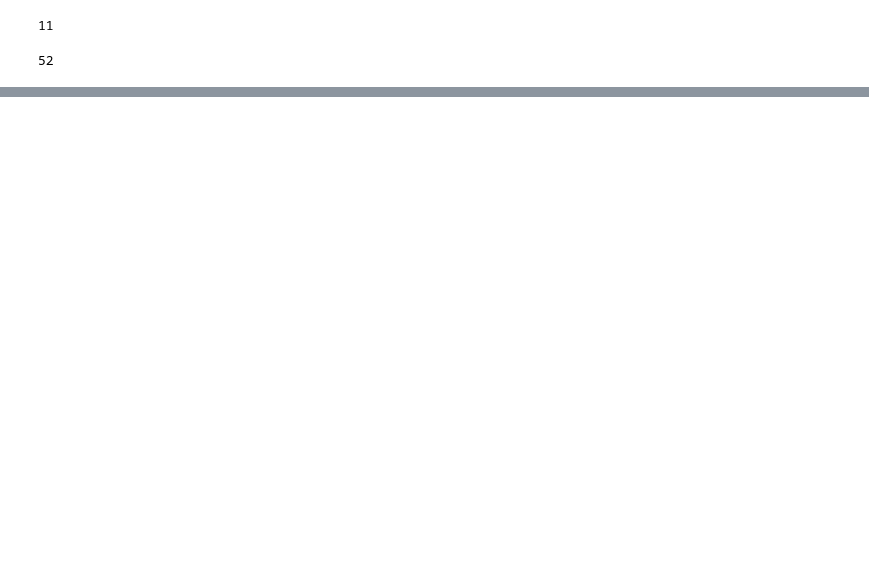
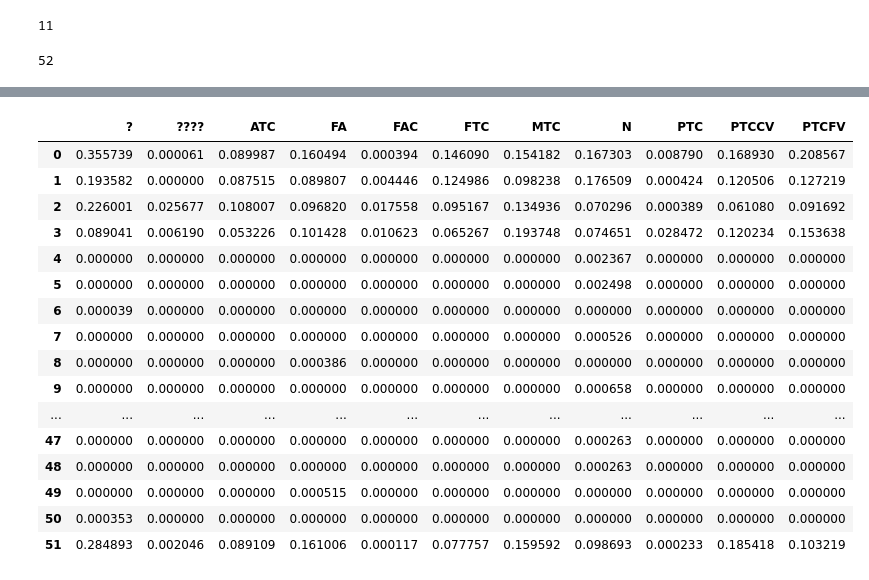
Before and after one commit to gmrukwa/divik, a Jupyter notebook: summarize.ipynb, the cells around one changed output, grey strips where cells are left out. Drawn from its saved outputs; the diff is of its cells as text; code cells hidden in the pictures; blank space fills up the shorter version.

```diff
--- a/summarize.ipynb
+++ b/summarize.ipynb
@@ -64,0 +67,20 @@ plt.show()
+# %%
+smr.statistic(merged, metadata.diagnosis, smr.dice)
+# %% [output]
+|  | ? | ???? | ATC | FA | FAC | FTC | MTC | N | PTC | PTCCV | PTCFV |
+| 0 | 0.355739 | 0.000061 | 0.089987 | 0.160494 | 0.000394 | 0.146090 | 0.154182 | 0.167303 | 0.008790 | 0.168930 | 0.208567 |
+| 1 | 0.193582 | 0.000000 | 0.087515 | 0.089807 | 0.004446 | 0.124986 | 0.098238 | 0.176509 | 0.000424 | 0.120506 | 0.127219 |
+| 2 | 0.226001 | 0.025677 | 0.108007 | 0.096820 | 0.017558 | 0.095167 | 0.134936 | 0.070296 | 0.000389 | 0.061080 | 0.091692 |
+| 3 | 0.089041 | 0.006190 | 0.053226 | 0.101428 | 0.010623 | 0.065267 | 0.193748 | 0.074651 | 0.028472 | 0.120234 | 0.153638 |
+| 4 | 0.000000 | 0.000000 | 0.000000 | 0.000000 | 0.000000 | 0.000000 | 0.000000 | 0.002367 | 0.000000 | 0.000000 | 0.000000 |
+| 5 | 0.000000 | 0.000000 | 0.000000 | 0.000000 | 0.000000 | 0.000000 | 0.000000 | 0.002498 | 0.000000 | 0.000000 | 0.000000 |
+| 6 | 0.000039 | 0.000000 | 0.000000 | 0.000000 | 0.000000 | 0.000000 | 0.000000 | 0.000000 | 0.000000 | 0.000000 | 0.000000 |
+| 7 | 0.000000 | 0.000000 | 0.000000 | 0.000000 | 0.000000 | 0.000000 | 0.000000 | 0.000526 | 0.000000 | 0.000000 | 0.000000 |
+| 8 | 0.000000 | 0.000000 | 0.000000 | 0.000386 | 0.000000 | 0.000000 | 0.000000 | 0.000000 | 0.000000 | 0.000000 | 0.000000 |
+| 9 | 0.000000 | 0.000000 | 0.000000 | 0.000000 | 0.000000 | 0.000000 | 0.000000 | 0.000658 | 0.000000 | 0.000000 | 0.000000 |
+| ... | ... | ... | ... | ... | ... | ... | ... | ... | ... | ... | ... |
+| 47 | 0.000000 | 0.000000 | 0.000000 | 0.000000 | 0.000000 | 0.000000 | 0.000000 | 0.000263 | 0.000000 | 0.000000 | 0.000000 |
+| 48 | 0.000000 | 0.000000 | 0.000000 | 0.000000 | 0.000000 | 0.000000 | 0.000000 | 0.000263 | 0.000000 | 0.000000 | 0.000000 |
+| 49 | 0.000000 | 0.000000 | 0.000000 | 0.000515 | 0.000000 | 0.000000 | 0.000000 | 0.000000 | 0.000000 | 0.000000 | 0.000000 |
+| 50 | 0.000353 | 0.000000 | 0.000000 | 0.000000 | 0.000000 | 0.000000 | 0.000000 | 0.000000 | 0.000000 | 0.000000 | 0.000000 |
+| 51 | 0.284893 | 0.002046 | 0.089109 | 0.161006 | 0.000117 | 0.077757 | 0.159592 | 0.098693 | 0.000233 | 0.185418 | 0.103219 |
```
Also changed, not shown: parts of 4 cells of this notebook.
